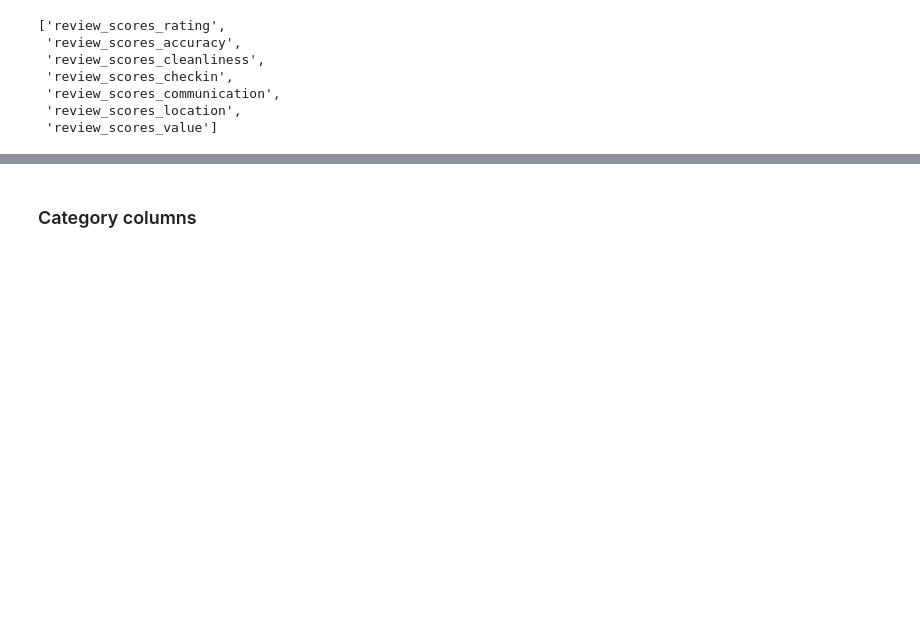
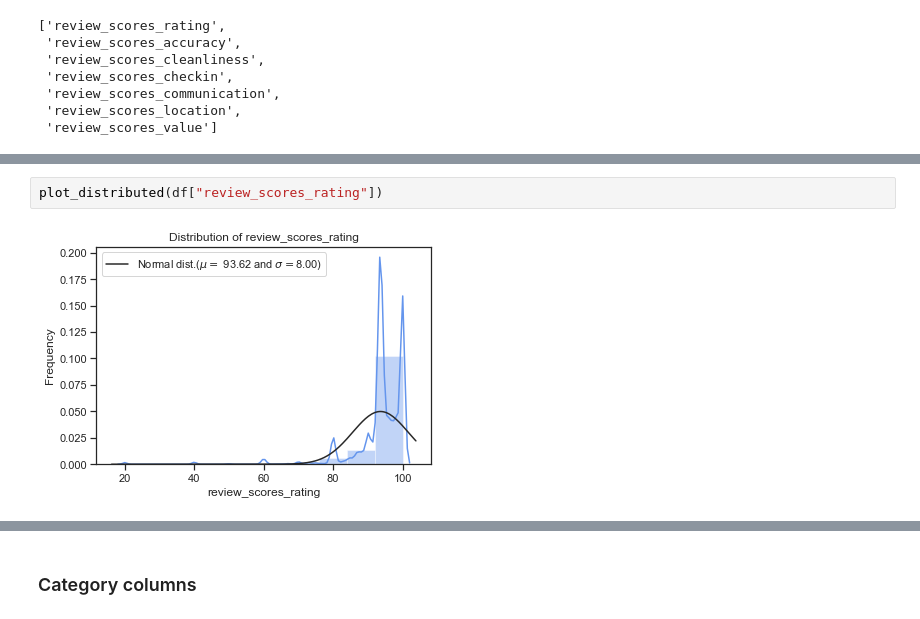
Before and after one commit to weiweiECNU/QBUS, a Jupyter notebook: QBUS6810_2/group assignment.ipynb, the cells around one changed output, grey strips where cells are left out. Drawn from its saved outputs; the diff is of its cells as text; blank space fills up the shorter version.

```diff
--- a/QBUS6810_2/group assignment.ipynb
+++ b/QBUS6810_2/group assignment.ipynb
@@ -764,0 +931,4 @@ temp = df["review_scores_accuracy"] + df["review_scores_cleanliness"] + df["revi
+# %%
+plot_distributed(df["review_scores_rating"])
+# %% [output]
+[figure, added]
```
Also changed, not shown: parts of 79 cells of this notebook, 4 other files.
